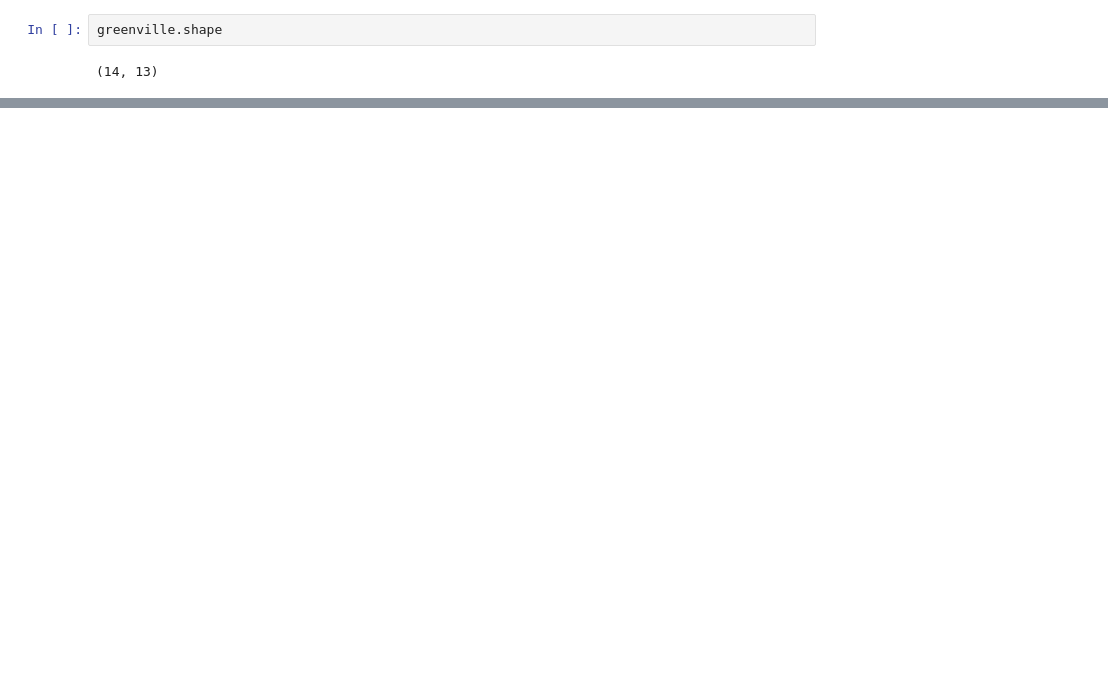
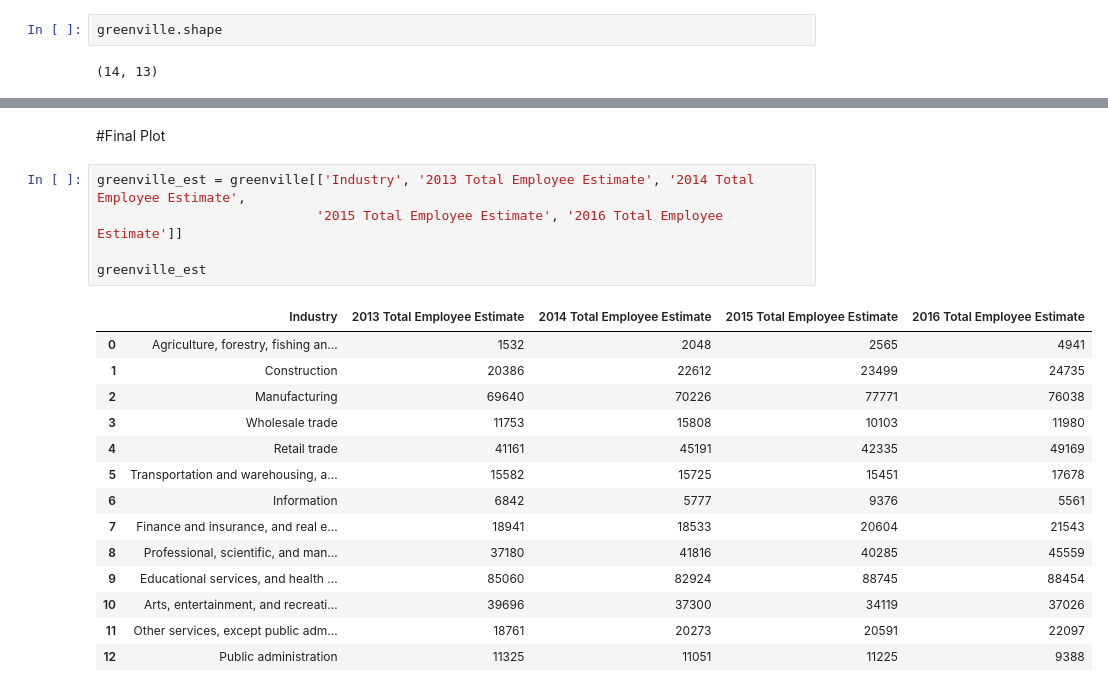
Before and after one commit to LambdaSchool/DS-Unit-1-Sprint-5-Data-Storytelling-Blog-Post, a Jupyter notebook: DS-Unit-1-Sprint-5-Data-Storytelling-Data/SwampRabbitTrail.ipynb, the cells around one changed output, grey strips where cells are left out. Saved outputs shown, nothing was run; the diff lists cells and outputs as text; blank space fills up the shorter version.

```diff
--- a/DS-Unit-1-Sprint-5-Data-Storytelling-Data/SwampRabbitTrail.ipynb
+++ b/DS-Unit-1-Sprint-5-Data-Storytelling-Data/SwampRabbitTrail.ipynb
@@ -228,0 +221,22 @@ sns.barplot(x='2016 Total Employees', y='Industry', data=greenville);
+# %% [markdown]
+#Final Plot
+# %%
+greenville_est = greenville[['Industry', '2013 Total Employee Estimate', '2014 Total Employee Estimate',
+                            '2015 Total Employee Estimate', '2016 Total Employee Estimate']]
+
+greenville_est
+# %% [output]
+|  | Industry | 2013 Total Employee Estimate | 2014 Total Employee Estimate | 2015 Total Employee Estimate | 2016 Total Employee Estimate |
+| 0 | Agriculture, forestry, fishing an... | 1532 | 2048 | 2565 | 4941 |
+| 1 | Construction | 20386 | 22612 | 23499 | 24735 |
+| 2 | Manufacturing | 69640 | 70226 | 77771 | 76038 |
+| 3 | Wholesale trade | 11753 | 15808 | 10103 | 11980 |
+| 4 | Retail trade | 41161 | 45191 | 42335 | 49169 |
+| 5 | Transportation and warehousing, a... | 15582 | 15725 | 15451 | 17678 |
+| 6 | Information | 6842 | 5777 | 9376 | 5561 |
+| 7 | Finance and insurance, and real e... | 18941 | 18533 | 20604 | 21543 |
+| 8 | Professional, scientific, and man... | 37180 | 41816 | 40285 | 45559 |
+| 9 | Educational services, and health ... | 85060 | 82924 | 88745 | 88454 |
+| 10 | Arts, entertainment, and recreati... | 39696 | 37300 | 34119 | 37026 |
+| 11 | Other services, except public adm... | 18761 | 20273 | 20591 | 22097 |
+| 12 | Public administration | 11325 | 11051 | 11225 | 9388 |
```
Also changed, not shown: parts of 26 cells of this notebook.
